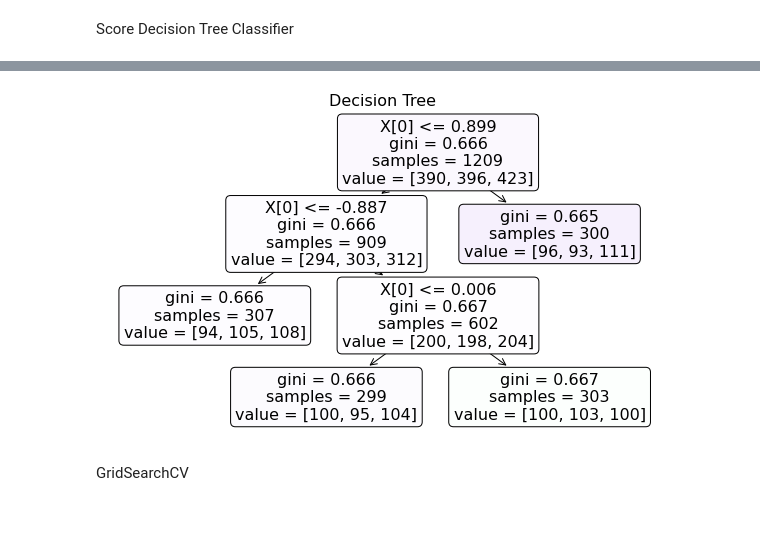
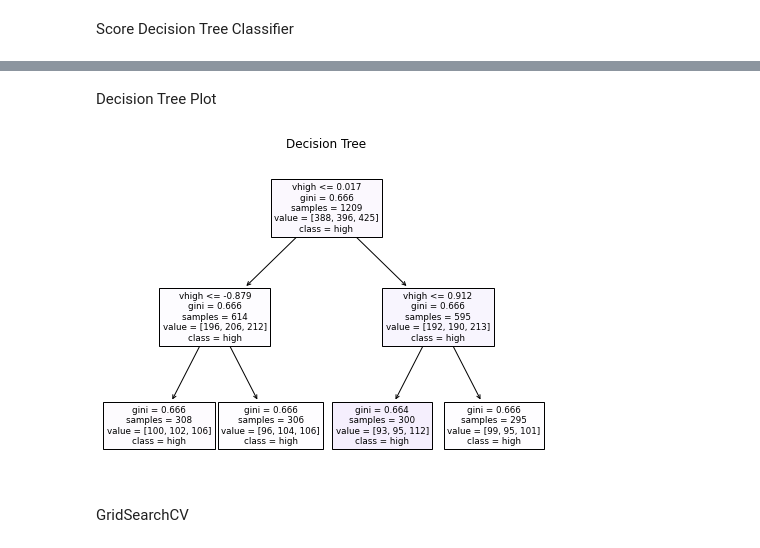
Before and after one commit to ibedoor/machine-learning, a Jupyter notebook: cars.ipynb, the cells around one changed output, grey strips where cells are left out. Saved outputs shown, nothing was run; the diff lists cells and outputs as text; code cells hidden in the pictures; blank space fills up the shorter version.

```diff
--- a/cars.ipynb
+++ b/cars.ipynb
@@ -272,12 +276,11 @@ from sklearn.tree import plot_tree
+# %% [markdown]
+Decision Tree Plot
 # %%
-import matplotlib.pyplot as plt
-
-plt.figure(figsize=(10,6))
-
-plot_tree(dtc, filled=True, rounded=True)
-plt.title('Decision Tree', fontsize=16);
+plt.figure(figsize=(8,6))
+tree.plot_tree(dtc, feature_names=df.price, class_names=df.safety, filled=True);
+plt.title('Decision Tree');
 # %% [output]
-[figure, old version]
+[figure, new version]
 # %% [markdown]
 GridSearchCV
 # %%
```
Also changed, not shown: parts of 15 cells of this notebook.
